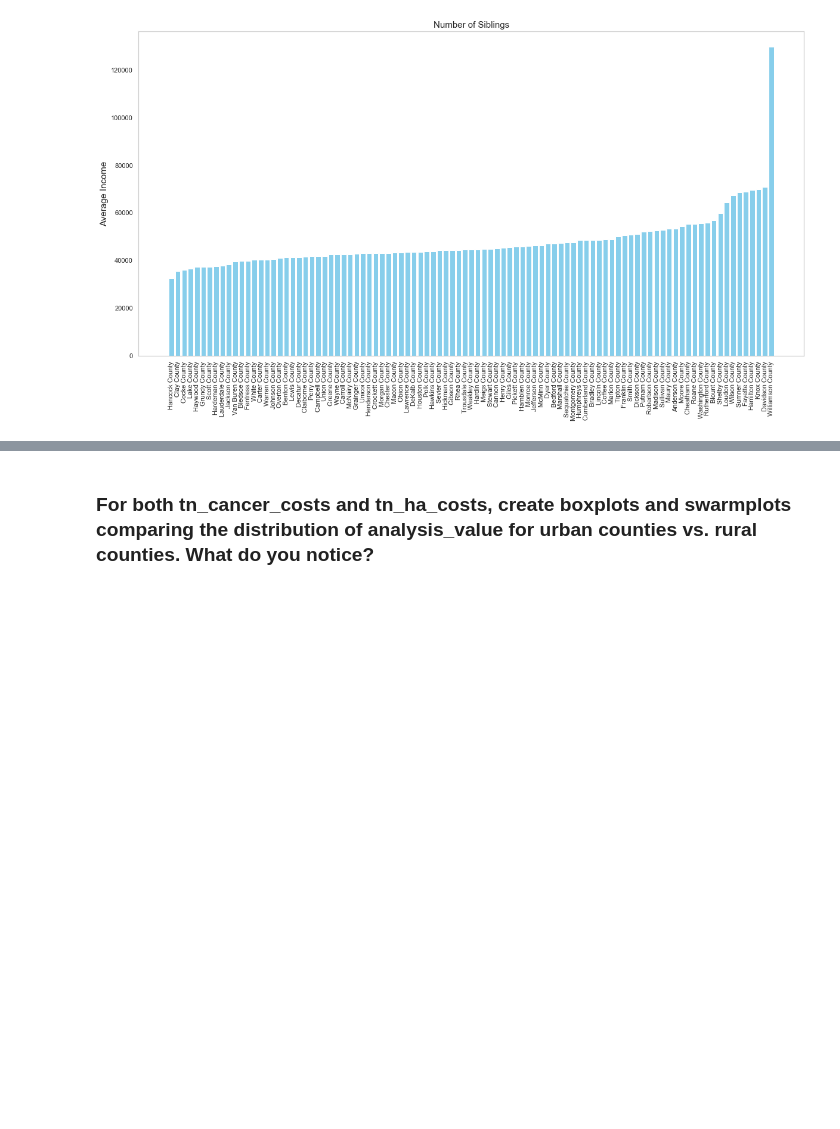
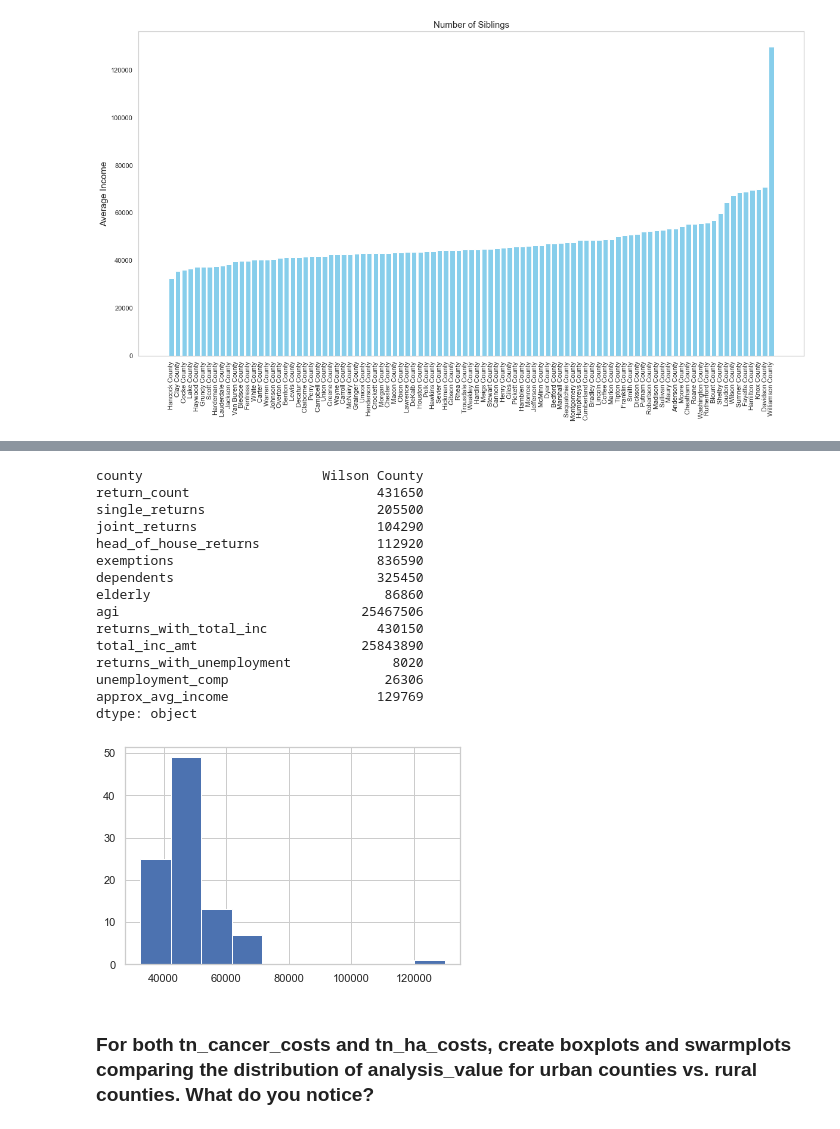
Before and after one commit to sara-ramirez/data-science-essentials-3, a Jupyter notebook: notebooks/session_assignments.ipynb, the cells around one changed output, grey strips where cells are left out. Drawn from its saved outputs; the diff is of its cells as text; code cells hidden in the pictures; blank space fills up the shorter version.

```diff
--- a/notebooks/session_assignments.ipynb
+++ b/notebooks/session_assignments.ipynb
@@ -335,3 +351,26 @@ plt.title('Number of Siblings', fontsize=15);
+# %%
+# another way to actually make histogram
+# with amount of counties as y-axis, and avg income as x-axis
+data = income_county_agg.sort_values('approx_avg_income')
+plt.hist('approx_avg_income', data=data)
+income_county_agg.max() # will tell you which county has the highest avg income
+# %% [output]
+county                       Wilson County
+return_count                        431650
+single_returns                      205500
+joint_returns                       104290
+head_of_house_returns               112920
+exemptions                          836590
+dependents                          325450
+elderly                              86860
+agi                               25467506
+returns_with_total_inc              430150
+total_inc_amt                     25843890
+returns_with_unemployment             8020
+unemployment_comp                    26306
+approx_avg_income                   129769
+dtype: object
+[figure, added]
 # %% [markdown]
 ### For both tn_cancer_costs and tn_ha_costs, create boxplots and swarmplots comparing the distribution of analysis_value for urban counties vs. rural counties. What do you notice?
 # %%
```
Also changed, not shown: parts of 8 cells of this notebook, 3 other files.
